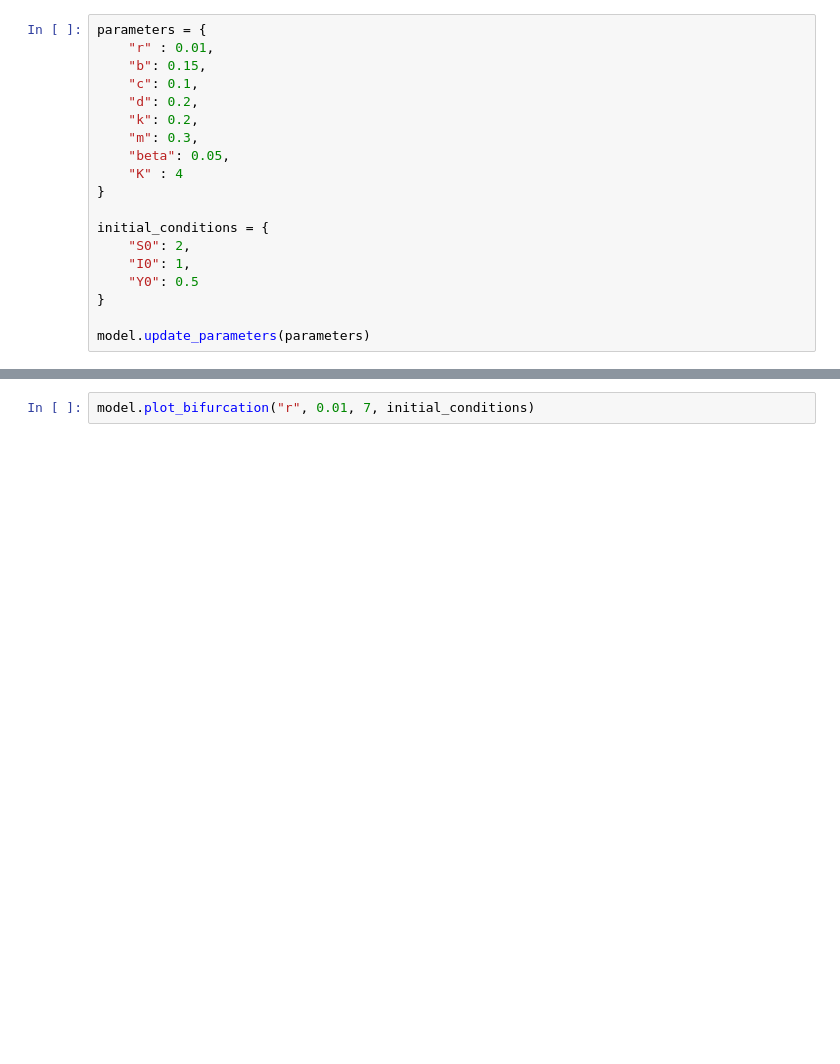
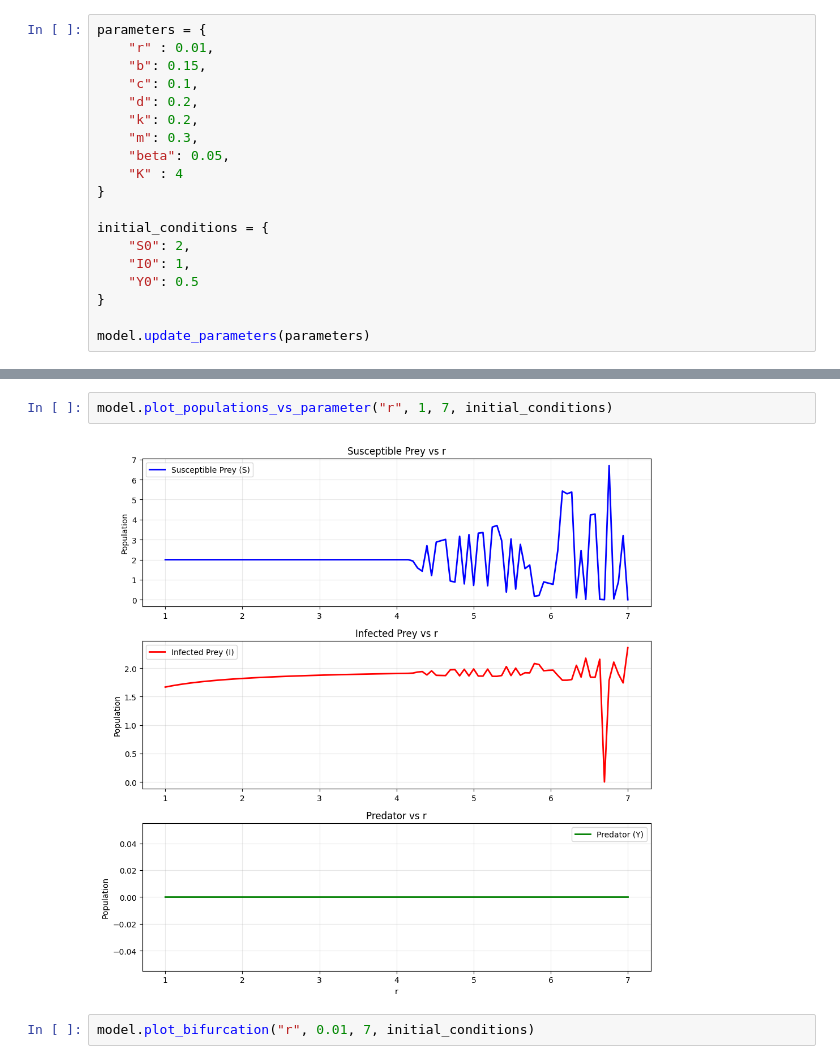
Before and after one commit to samueleserri/Eco-Epidemiological-model-with-disease-in-prey, a Jupyter notebook: src/simulations.ipynb, the cells around one changed output, grey strips where cells are left out. Drawn from its saved outputs; the diff is of its cells as text; blank space fills up the shorter version.

```diff
--- a/src/simulations.ipynb
+++ b/src/simulations.ipynb
@@ -84,3 +85,7 @@ model.update_parameters(parameters)
+# %%
+model.plot_populations_vs_parameter("r", 1, 7, initial_conditions)
+# %% [output]
+[figure, added]
 # %%
 model.plot_bifurcation("r", 0.01, 7, initial_conditions)
 # %% [output]
```
Also changed, not shown: parts of 21 cells of this notebook, 1 other file.
